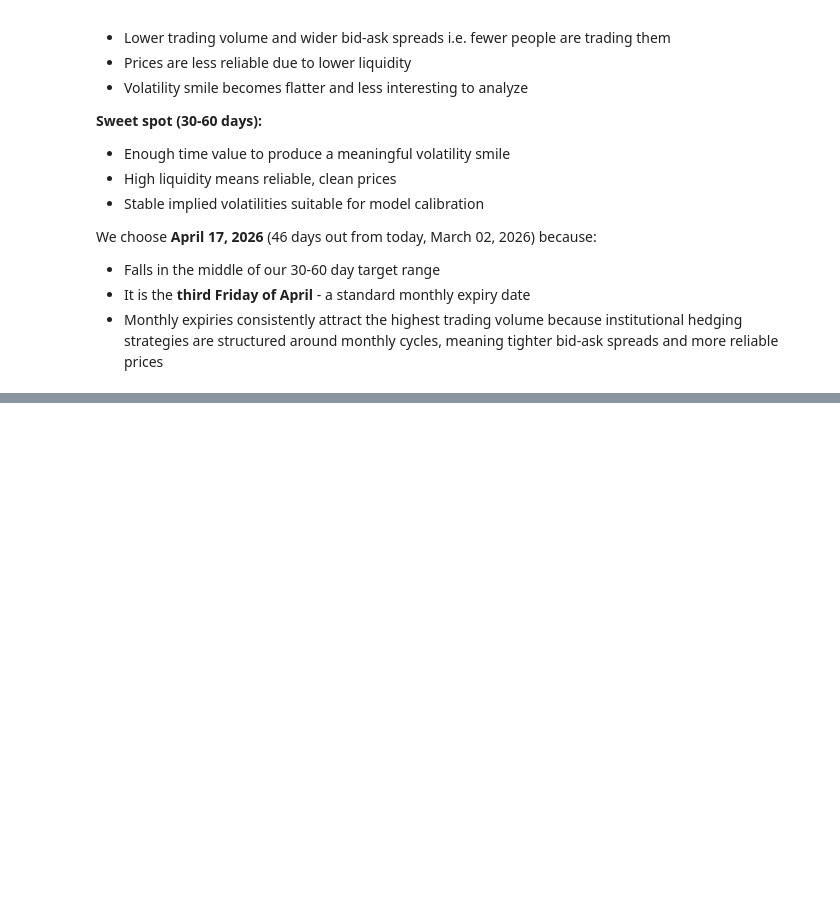
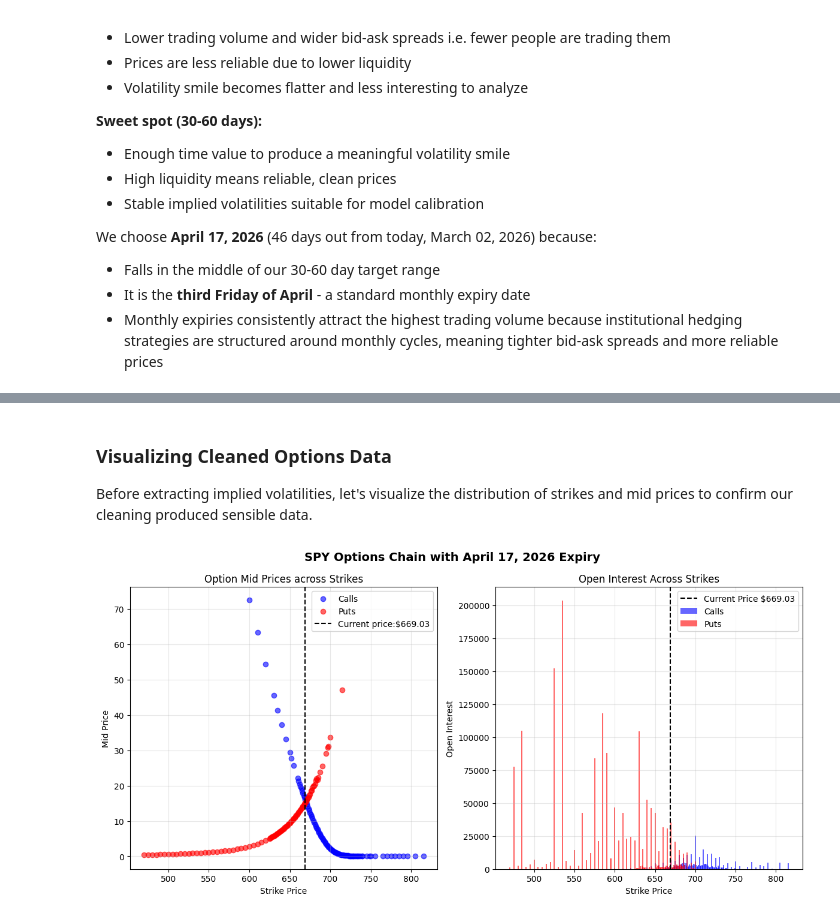
Before and after one commit to MayuriKawale/options-volatility-modeling, a Jupyter notebook: notebooks/main.ipynb, the cells around one changed output, grey strips where cells are left out. Saved outputs shown, nothing was run; the diff lists cells and outputs as text; code cells hidden in the pictures; blank space fills up the shorter version.

Commit message:
Clean options data, add visualizations and observations

```diff
--- a/notebooks/main.ipynb
+++ b/notebooks/main.ipynb
@@ -178,0 +263,35 @@ Each row represents one options contract. Here is what each column means:
+# %% [markdown]
+### Visualizing Cleaned Options Data
+
+Before extracting implied volatilities, let's visualize the distribution
+of strikes and mid prices to confirm our cleaning produced sensible data.
+# %%
+fig, axs = plt.subplots(1, 2, figsize = (12, 6)) # fig: entire figure/window; axs: individual subplots
+
+axs[0].scatter(calls_clean['strike'], calls_clean['midPrice'], color='blue', alpha=0.6, label='Calls')
+axs[0].scatter(puts_clean['strike'], puts_clean['midPrice'], color='red', alpha=0.6, label='Puts')
+axs[0].axvline(x=current_price, color='black', label=f'Current price:${current_price:.2f}', linestyle='--')
+axs[0].set_xlabel('Strike Price')
+axs[0].set_ylabel('Mid Price')
+axs[0].set_title('Option Mid Prices across Strikes')
+axs[0].legend()
+axs[0].grid(True, alpha=0.3)
+
+axs[1].bar(calls_clean['strike'], calls_clean['openInterest'],
+            color='blue', alpha=0.6, label='Calls', width=1.5)
+axs[1].bar(puts_clean['strike'], puts_clean['openInterest'],
+            color='red', alpha=0.6, label='Puts', width=1.5)
+axs[1].axvline(x=current_price, color='black', linestyle='--',
+                label=f'Current Price ${current_price:.2f}')
+axs[1].set_xlabel('Strike Price')
+axs[1].set_ylabel('Open Interest')
+axs[1].set_title('Open Interest Across Strikes')
+axs[1].legend()
+axs[1].grid(True, alpha=0.3)
+
+plt.suptitle('SPY Options Chain with April 17, 2026 Expiry', fontsize=14, fontweight='bold')
+
+plt.tight_layout() # Adjust layout to prevent overlapping
+plt.show()
+# %% [output]
+[figure, added]
```
Also changed, not shown: parts of 9 cells of this notebook.
